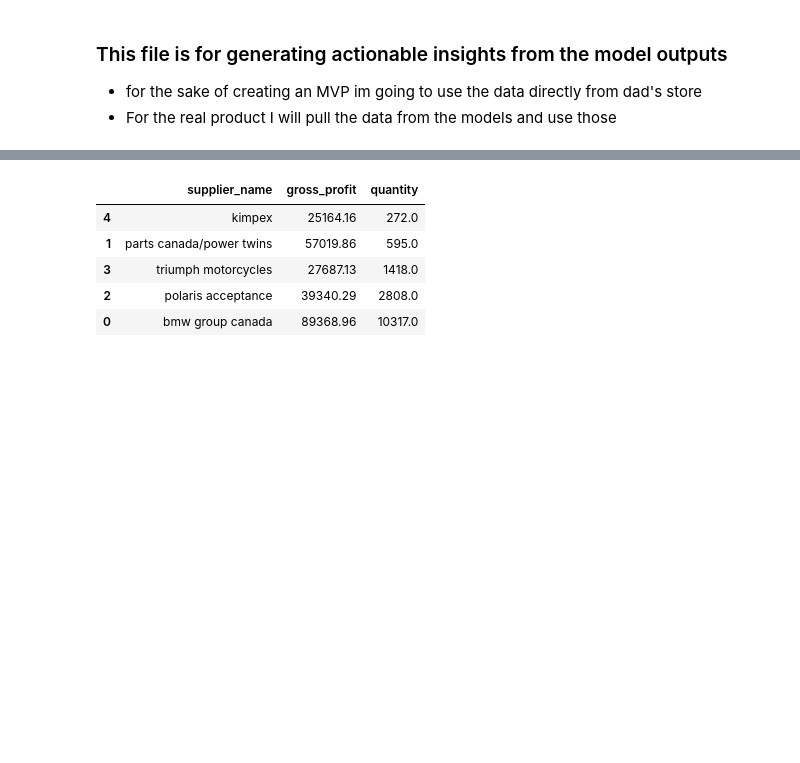
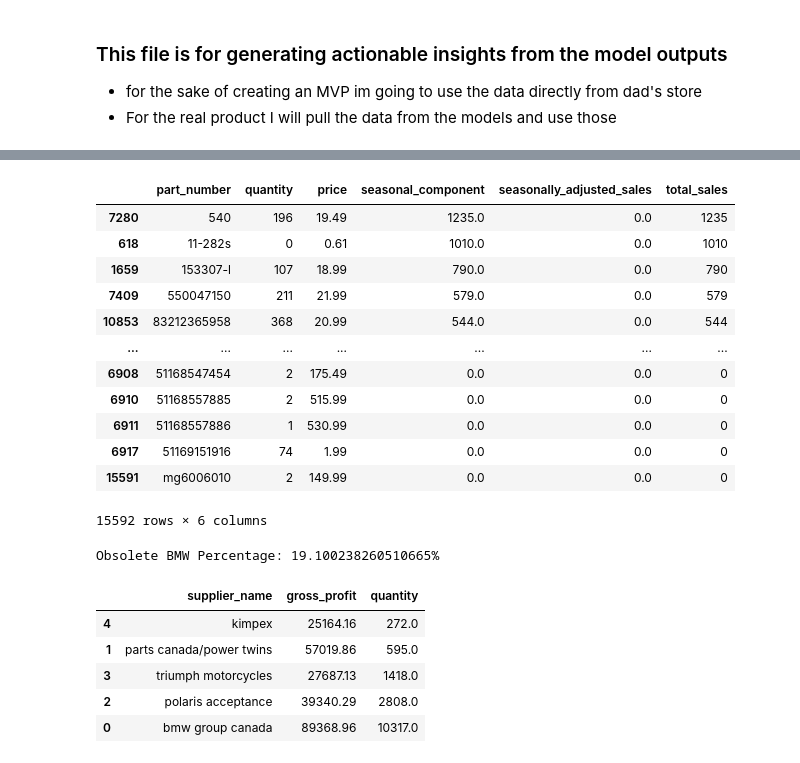
Before and after one commit to skyler22wilson/co-pilot-v1, a Jupyter notebook: notebooks/business_insights.ipynb, the cells around one changed output, grey strips where cells are left out. Cells and saved outputs as stored; diff of their text form; code cells hidden in the pictures; blank space fills up the shorter version.

```diff
--- a/notebooks/business_insights.ipynb
+++ b/notebooks/business_insights.ipynb
@@ -569,3 +48,46 @@ shape: (337_459, 6)
+# %%
+df = pd.read_feather("/Users/skylerwilson/Desktop/PartsWise/Data/Processed/parts_data.feather")
+#need to do this for all parts
+
+months = ['sales_last_jan', 'sales_last_feb',
+       'sales_last_mar', 'sales_last_apr', 'sales_last_may', 'sales_last_jun',
+       'sales_last_jul', 'sales_last_aug', 'sales_last_sep', 'sales_last_oct',
+       'sales_last_nov', 'sales_last_dec', 'sales_jan', 'sales_feb']
+
+df['total_sales'] = df[months].sum(axis=1)
+
+# Subtract the seasonal component from the total sales to get seasonally adjusted sales
+df['seasonally_adjusted_sales'] = df['total_sales']- df['seasonal_component']
+
+# Select and display the required columns
+result = df[['part_number', 'quantity', 'price', 'seasonal_component', 'seasonally_adjusted_sales', 'total_sales']]
+result.sort_values(by='total_sales', ascending=False)
+# %% [output]
+|  | part_number | quantity | price | seasonal_component | seasonally_adjusted_sales | total_sales |
+| 7280 | 540 | 196 | 19.49 | 1235.0 | 0.0 | 1235 |
+| 618 | 11-282s | 0 | 0.61 | 1010.0 | 0.0 | 1010 |
+| 1659 | 153307-l | 107 | 18.99 | 790.0 | 0.0 | 790 |
+| 7409 | 550047150 | 211 | 21.99 | 579.0 | 0.0 | 579 |
+| 10853 | 83212365958 | 368 | 20.99 | 544.0 | 0.0 | 544 |
+| ... | ... | ... | ... | ... | ... | ... |
+| 6908 | 51168547454 | 2 | 175.49 | 0.0 | 0.0 | 0 |
+| 6910 | 51168557885 | 2 | 515.99 | 0.0 | 0.0 | 0 |
+| 6911 | 51168557886 | 1 | 530.99 | 0.0 | 0.0 | 0 |
+| 6917 | 51169151916 | 74 | 1.99 | 0.0 | 0.0 | 0 |
+| 15591 | mg6006010 | 2 | 149.99 | 0.0 | 0.0 | 0 |
+15592 rows × 6 columns
+# %%
+mask = (df['supplier_name'] == 'bmw group canada') & (df['inventory_category'] == 'obsolete')
+
+obsolete = (df[mask]['quantity']).sum()
+
+total = df['quantity'].sum()
+
+perc = (obsolete / total) * 100
+
+print(f"Obsolete BMW Percentage: {perc}% ")
+# %% [output]
+Obsolete BMW Percentage: 19.100238260510665%
 # %%
 import pandas as pd
 df = pd.read_feather("/Users/skylerwilson/Desktop/PartsWise/Data/Output/parts_data.feather")
```
Also changed, not shown: parts of 19 cells of this notebook, 1 other file.
